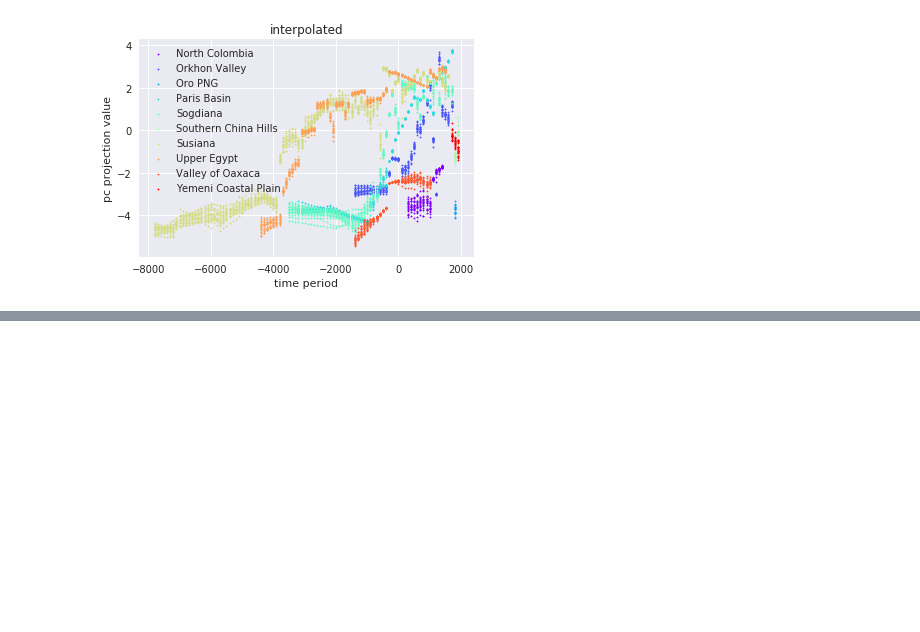
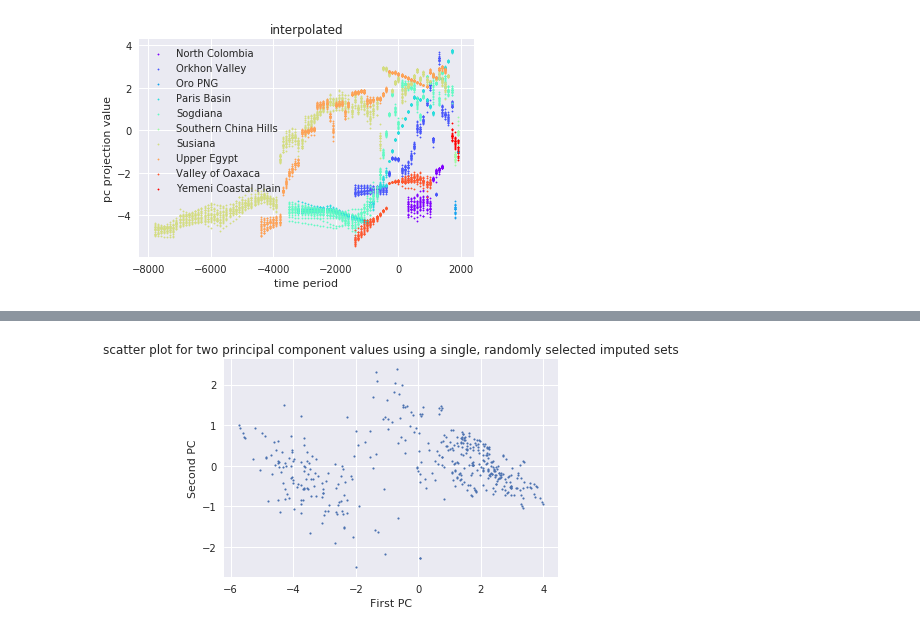
Before and after one commit to jaewshin/turchin, a Jupyter notebook: jupyter/histogram.ipynb, the cells around one changed output, grey strips where cells are left out. Saved outputs shown, nothing was run; the diff lists cells and outputs as text; code cells hidden in the pictures; blank space fills up the shorter version.

```diff
--- a/jupyter/histogram.ipynb
+++ b/jupyter/histogram.ipynb
@@ -405,0 +519,22 @@ print([i for i in range(6, 36, 6)])
+# %%
+# 2-d scatter plot with two main principal components as axes using a single random imputed set
+# each entry of the data matrix was randomly chosen among the 20 imputed sets
+single_impute = list()
+
+for i in range(414):
+    j = np.random.randint(0, 20)
+    single_impute.append(data[i+414*j])
+
+assert len(single_impute) == 414 #check if the matrix contains all of the 414 rows
+
+single_impute = np.asarray(single_impute)
+X, Y = single_impute[:, 0], single_impute[:, 1]
+
+plt.scatter(X, Y, s=3)
+plt.title('scatter plot for two principal component values using a single, randomly selected imputed sets')
+plt.xlabel('First PC')
+plt.ylabel('Second PC')
+plt.show()
+plt.close()
+# %% [output]
+[figure, added]
```
Also changed, not shown: parts of 29 cells of this notebook, 3 other files.
